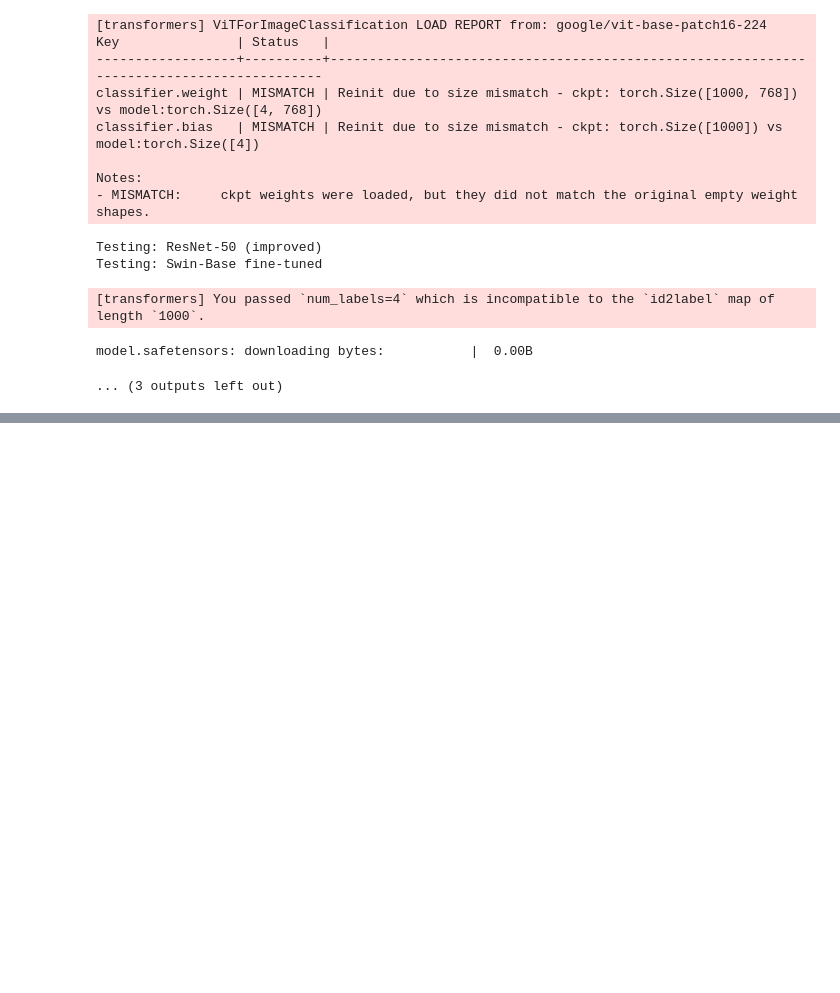
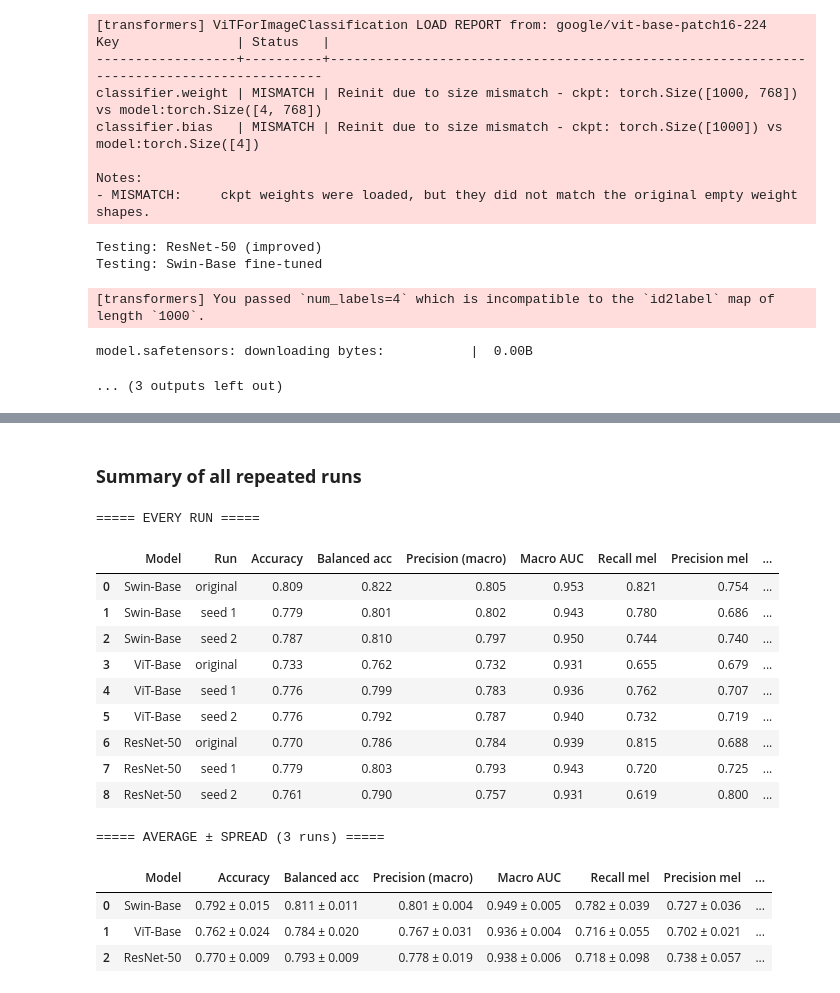
Before and after one commit to Lornatt88/maai901-vision-project, a Jupyter notebook: notebooks/02_training.ipynb, the cells around one changed output, grey strips where cells are left out. Saved outputs shown, nothing was run; the diff lists cells and outputs as text; code cells hidden in the pictures; blank space fills up the shorter version.

Commit message:
Add 2 extra seeded runs for Swin, ViT, ResNet and summary

```diff
--- a/notebooks/02_training.ipynb
+++ b/notebooks/02_training.ipynb
@@ -1050,0 +1245,76 @@ model.safetensors: downloading bytes:           |  0.00B
+# %% [markdown]
+### **Summary of all repeated runs**
+# %%
+from sklearn.metrics import (accuracy_score, balanced_accuracy_score,
+                             precision_score, recall_score, roc_auc_score)
+
+y = test_df["dx"].map(class_to_idx).values
+cancer = np.isin(y, [2, 3])
+
+runs = {
+    "Swin-Base": ["swin_finetuned", "swin_finetuned_seed1", "swin_finetuned_seed2"],
+    "ViT-Base": ["vit_finetuned", "vit_finetuned_seed1", "vit_finetuned_seed2"],
+    "ResNet-50": ["resnet50_finetuned", "resnet50_finetuned_seed1", "resnet50_finetuned_seed2"],
+}
+
+def predict_with_threshold(probs, t):
+    preds = probs.argmax(1).copy()
+    flag = (probs[:, 2] + probs[:, 3]) >= t
+    preds[flag] = np.where(probs[flag, 2] >= probs[flag, 3], 2, 3)
+    return preds
+
+rows = []
+for model_name, files in runs.items():
+    for run_name, f in zip(["original", "seed 1", "seed 2"], files):
+        p = np.load(os.path.join(save_dir, f"{f}_test_probs.npy"))
+        pred = p.argmax(1)
+        pred_t = predict_with_threshold(p, 0.25)
+        rec = recall_score(y, pred, average=None)
+        prec = precision_score(y, pred, average=None)
+        rows.append({
+            "Model": model_name, "Run": run_name,
+            "Accuracy": accuracy_score(y, pred),
+            "Balanced acc": balanced_accuracy_score(y, pred),
+            "Precision (macro)": precision_score(y, pred, average="macro"),
+            "Macro AUC": roc_auc_score(y, p, multi_class="ovr", average="macro"),
+            "Recall mel": rec[2],
+            "Precision mel": prec[2],
+            "Cancer caught": np.isin(pred[cancer], [2, 3]).mean(),
+            "Cancer caught (0.25)": np.isin(pred_t[cancer], [2, 3]).mean(),
+            "Harmless flagged (0.25)": np.isin(pred_t[~cancer], [2, 3]).mean(),
+        })
+
+runs_df = pd.DataFrame(rows).round(3)
+runs_df.to_csv(os.path.join(save_dir, "repeated_runs_all.csv"), index=False)
+print("===== EVERY RUN =====")
+display(runs_df)
+
+metric_cols = [c for c in runs_df.columns if c not in ["Model", "Run"]]
+summary_rows = []
+for model_name, g in pd.DataFrame(rows).groupby("Model", sort=False):
+    row = {"Model": model_name}
+    for c in metric_cols:
+        row[c] = f"{g[c].mean():.3f} ± {g[c].std():.3f}"
+    summary_rows.append(row)
+
+summary_df = pd.DataFrame(summary_rows)
+summary_df.to_csv(os.path.join(save_dir, "repeated_runs_summary.csv"), index=False)
+print("\n===== AVERAGE ± SPREAD (3 runs) =====")
+display(summary_df)
+# %% [output]
+===== EVERY RUN =====
+|  | Model | Run | Accuracy | Balanced acc | Precision (macro) | Macro AUC | Recall mel | Precision mel | ... |
+| 0 | Swin-Base | original | 0.809 | 0.822 | 0.805 | 0.953 | 0.821 | 0.754 | ... |
+| 1 | Swin-Base | seed 1 | 0.779 | 0.801 | 0.802 | 0.943 | 0.780 | 0.686 | ... |
+| 2 | Swin-Base | seed 2 | 0.787 | 0.810 | 0.797 | 0.950 | 0.744 | 0.740 | ... |
+| 3 | ViT-Base | original | 0.733 | 0.762 | 0.732 | 0.931 | 0.655 | 0.679 | ... |
+| 4 | ViT-Base | seed 1 | 0.776 | 0.799 | 0.783 | 0.936 | 0.762 | 0.707 | ... |
+| 5 | ViT-Base | seed 2 | 0.776 | 0.792 | 0.787 | 0.940 | 0.732 | 0.719 | ... |
+| 6 | ResNet-50 | original | 0.770 | 0.786 | 0.784 | 0.939 | 0.815 | 0.688 | ... |
+| 7 | ResNet-50 | seed 1 | 0.779 | 0.803 | 0.793 | 0.943 | 0.720 | 0.725 | ... |
+| 8 | ResNet-50 | seed 2 | 0.761 | 0.790 | 0.757 | 0.931 | 0.619 | 0.800 | ... |
+===== AVERAGE ± SPREAD (3 runs) =====
+|  | Model | Accuracy | Balanced acc | Precision (macro) | Macro AUC | Recall mel | Precision mel | ... |
+| 0 | Swin-Base | 0.792 ± 0.015 | 0.811 ± 0.011 | 0.801 ± 0.004 | 0.949 ± 0.005 | 0.782 ± 0.039 | 0.727 ± 0.036 | ... |
+| 1 | ViT-Base | 0.762 ± 0.024 | 0.784 ± 0.020 | 0.767 ± 0.031 | 0.936 ± 0.004 | 0.716 ± 0.055 | 0.702 ± 0.021 | ... |
+| 2 | ResNet-50 | 0.770 ± 0.009 | 0.793 ± 0.009 | 0.778 ± 0.019 | 0.938 ± 0.006 | 0.718 ± 0.098 | 0.738 ± 0.057 | ... |
```
Also changed, not shown: parts of 10 cells of this notebook.
